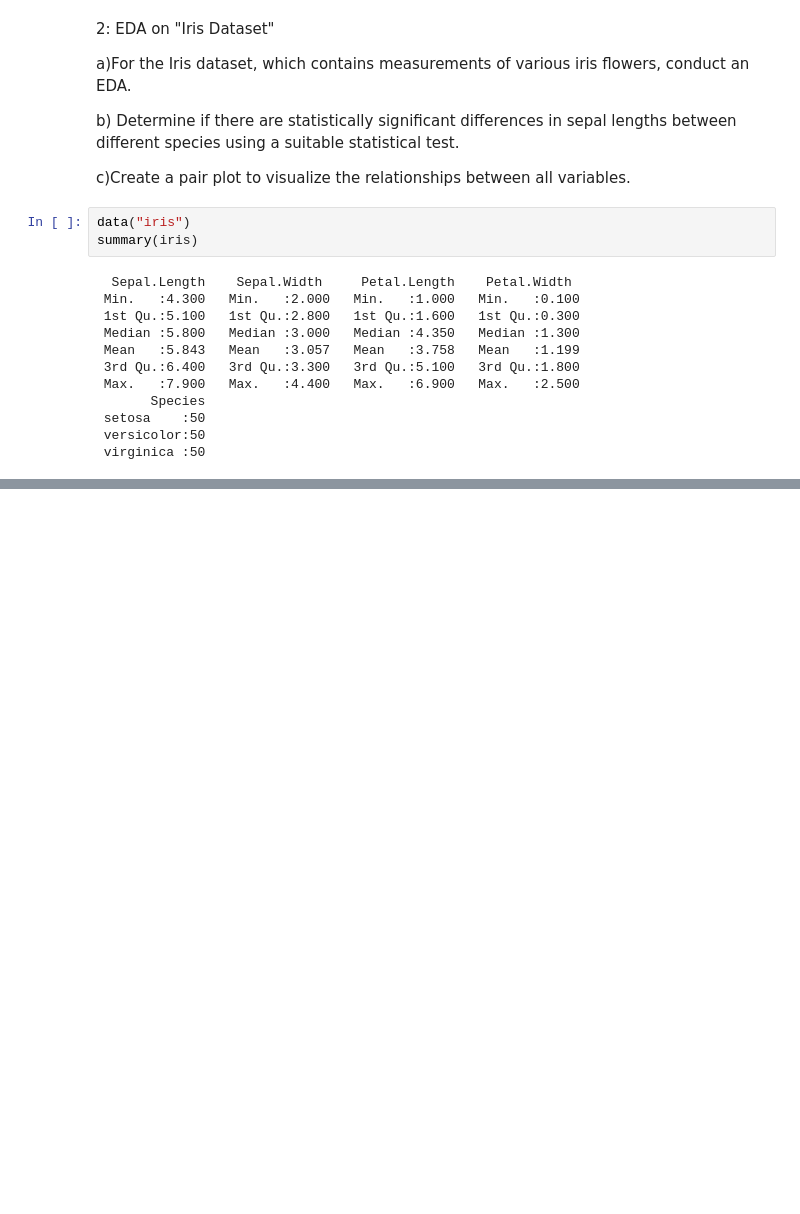
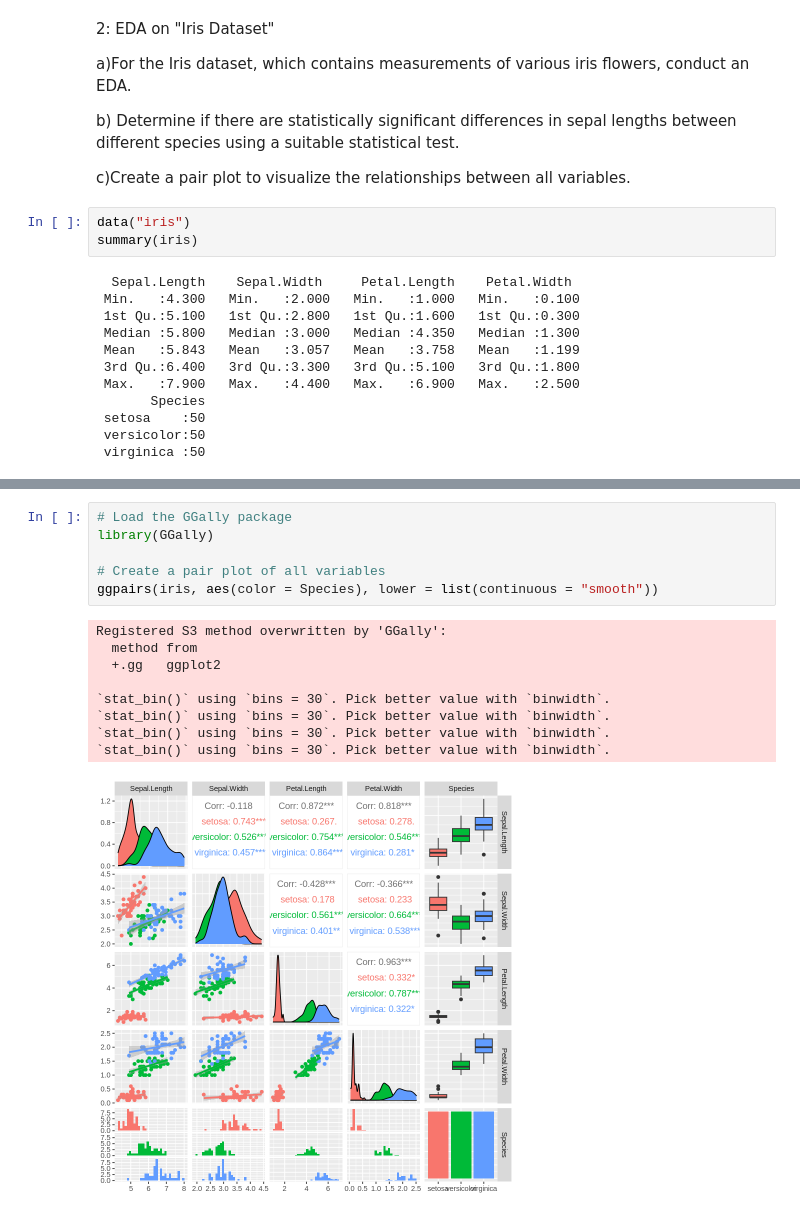
Before and after one commit to ReVuz/R_programming, a Jupyter notebook: EDA.ipynb, the cells around one changed output, grey strips where cells are left out. Cells and saved outputs as stored; diff of their text form; blank space fills up the shorter version.

```diff
--- a/EDA.ipynb
+++ b/EDA.ipynb
@@ -123,0 +154,16 @@ summary(iris)
+# %%
+# Load the GGally package
+library(GGally)
+
+# Create a pair plot of all variables
+ggpairs(iris, aes(color = Species), lower = list(continuous = "smooth"))
+# %% [output]
+Registered S3 method overwritten by 'GGally':
+  method from
+  +.gg   ggplot2
+
+`stat_bin()` using `bins = 30`. Pick better value with `binwidth`.
+`stat_bin()` using `bins = 30`. Pick better value with `binwidth`.
+`stat_bin()` using `bins = 30`. Pick better value with `binwidth`.
+`stat_bin()` using `bins = 30`. Pick better value with `binwidth`.
+[figure, added]
```
Also changed, not shown: parts of 4 cells of this notebook.
